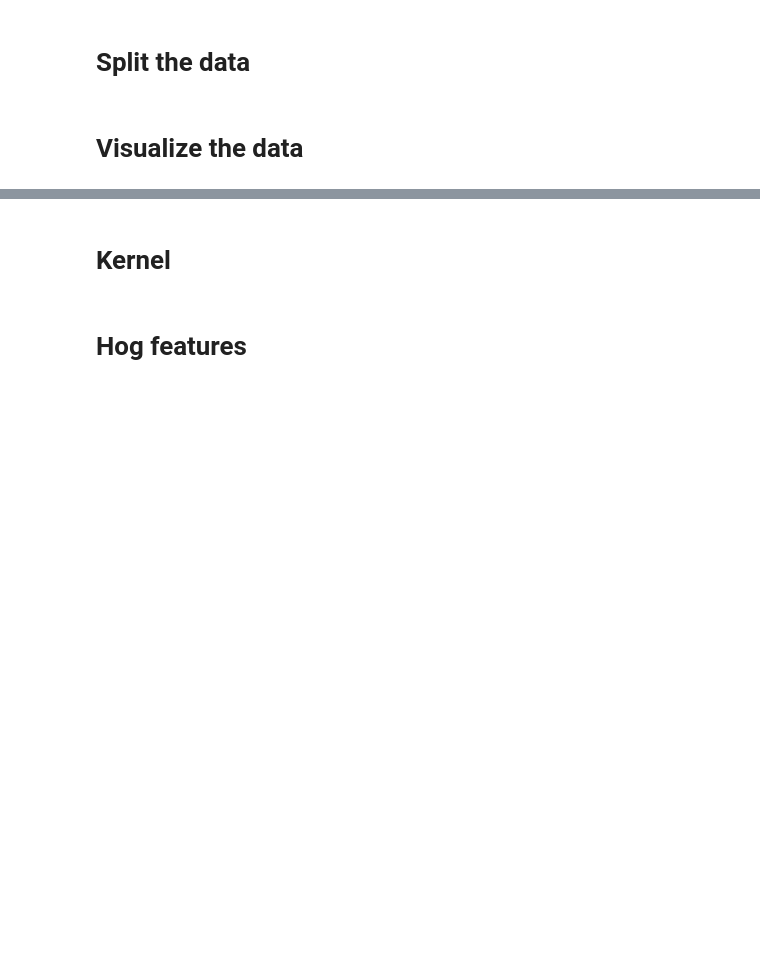
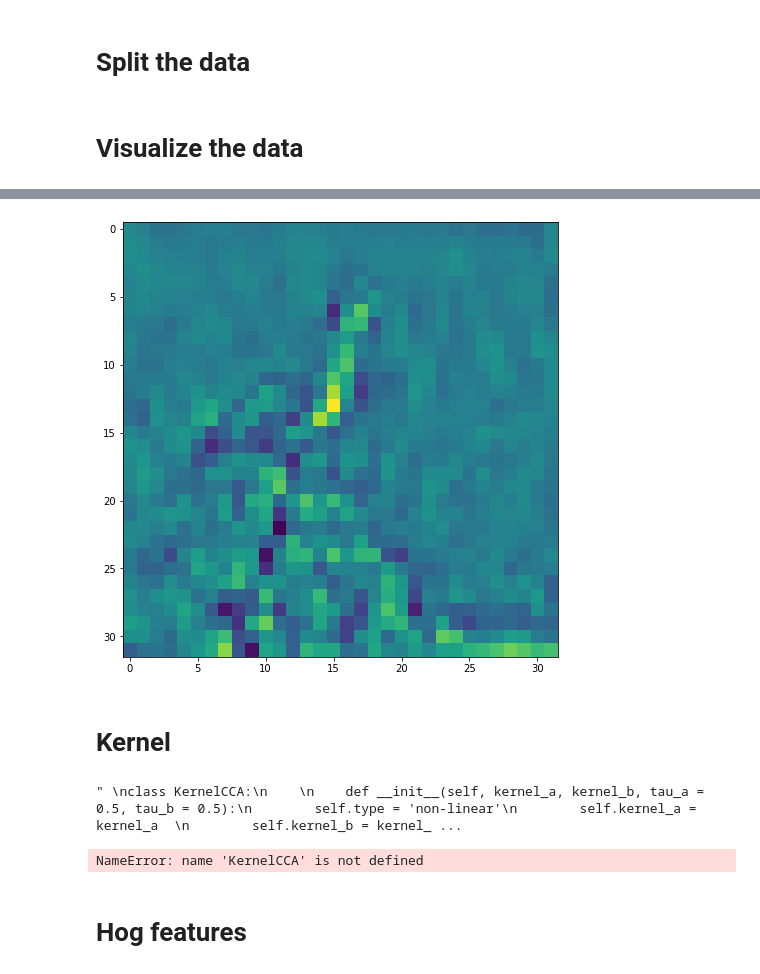
Before and after one commit to rafaelbrutti/MVA, a Jupyter notebook: Kernel Methods/Kaggle/notebook.ipynb, the cells around one changed output, grey strips where cells are left out. Cells and saved outputs as stored; diff of their text form; code cells hidden in the pictures; blank space fills up the shorter version.

Commit message:
update kernel cca

```diff
--- a/Kernel Methods/Kaggle/notebook.ipynb
+++ b/Kernel Methods/Kaggle/notebook.ipynb
@@ -73,6 +73,13 @@ def plot_image(data, index):
     plt.figure(figsize=(8,8))
     plt.imshow(image)
 
+def rgb2gray(rgb):
+
+    r, g, b = rgb[:,:,0], rgb[:,:,1], rgb[:,:,2]
+    gray = 0.2989 * r + 0.5870 * g + 0.1140 * b
+
+    return gray
+
 def create_Submissioncsv(y_test):
 
     f = open("result/submission.csv", "w")
@@ -125,3 +132,9 @@ plt.show()
+# %%
+plt.figure(figsize=(8,8))
+plt.imshow(rgb2gray(newdata_train[0]))
+plt.show()
+# %% [output]
+[figure, added]
 # %% [markdown]
 # Kernel
 # %%
@@ -262,6 +275,67 @@ class KernelSVC:
         """ Predict y values in {label1, label2} """
         d = self.separating_function(X)
         return 2*(d+self.b > 0) - 1
+"""
+class KernelCCA:
+
+    def __init__(self, kernel_a, kernel_b, tau_a = 0.5, tau_b = 0.5):
+        self.type = 'non-linear'
+        self.kernel_a = kernel_a
+        self.kernel_b = kernel_b
+        self.tau_a = tau_a
+        self.tau_b = tau_b
+        self.alpha = None
+        self.beta = None
+        self.support = None
+        self.norm_f = None
+        self.diag = None
+
+    def fit(self, X, y):
+
+        #### You might define here any variable needed for the rest of the code
+        N = len(y)
+        Ka = self.kernel_a(X,X)
+        Kb = self.kernel_b(X,X)
+        tau_a = self.tau_a
+        tau_b = self.tau_b
+        y_diag = np.diag(y)
+
+        # Lagrange dual problem
+        def loss(alpha, beta):        #'''--------------dual loss ------------------ '''
+            return - alpha.T @ Ka @ Kb @ beta
+
+         # Partial derivate of Ld on alpha
+        def grad_loss(alpha):
+            # '''----------------partial derivative of the dual loss wrt alpha-----------------'''
+                return - np.ones(N) + y_diag @ K @ y_diag @ alpha
+
+            # Constraints on alpha of the shape :
+            # -  d - C*alpha  = 0
+            # -  b - A*alpha >= 0
+
+        fun_eq = lambda alpha, beta: (1-(1-tau_a)*alpha.T@Ka@Ka@alpha - tau_a*alpha.T@Ka@alpha,1-(1-tau_b)*beta.T@Kb@Kb@beta - tau_b*beta.T@Kb@beta) # '''----------------function defining the equality constraint------------------'''
+        jac_eq = lambda alpha:  (-  2*(1-tau_a)*Ka@Ka@alpha - 2*tau_a*Ka@alpha, -  2*(1-tau_b)*Kb@Kb@beta - 2*tau_b*Ka@alpha) #'''----------------jacobian wrt alpha of the  equality constraint------------------'''
+
+
+        constraints = ({'type': 'eq',  'fun': fun_eq, 'jac': jac_eq})
+
+        optRes = optimize.minimize(fun=lambda alpha, beta: loss(alpha,beta),
+                                   x0=np.ones(N),
+                                   method='SLSQP',
+                                       #jac=lambda alpha: grad_loss(alpha),
+                                   constraints=constraints)
+
+        self.alpha, self.beta = optRes.x
+"""
+# %% [output]
+" \nclass KernelCCA:\n    \n    def __init__(self, kernel_a, kernel_b, tau_a = 0.5, tau_b = 0.5):\n        self.type = 'non-linear'\n        self.kernel_a = kernel_a  \n        self.kernel_b = kernel_ ...
+# %%
+sigma = np.sqrt(1/25)
+kernela = RBF(sigma).kernel
+kernelb = Polynomial(2,0).kernel
+test = KernelCCA(kernela,kernelb).fit(X_train[:10].values,X_train[:10].values)
+# %% [output]
+NameError: name 'KernelCCA' is not defined
 # %%
 ########### ONE versus ONE #############
 
```
Also changed, not shown: parts of 21 cells of this notebook.
